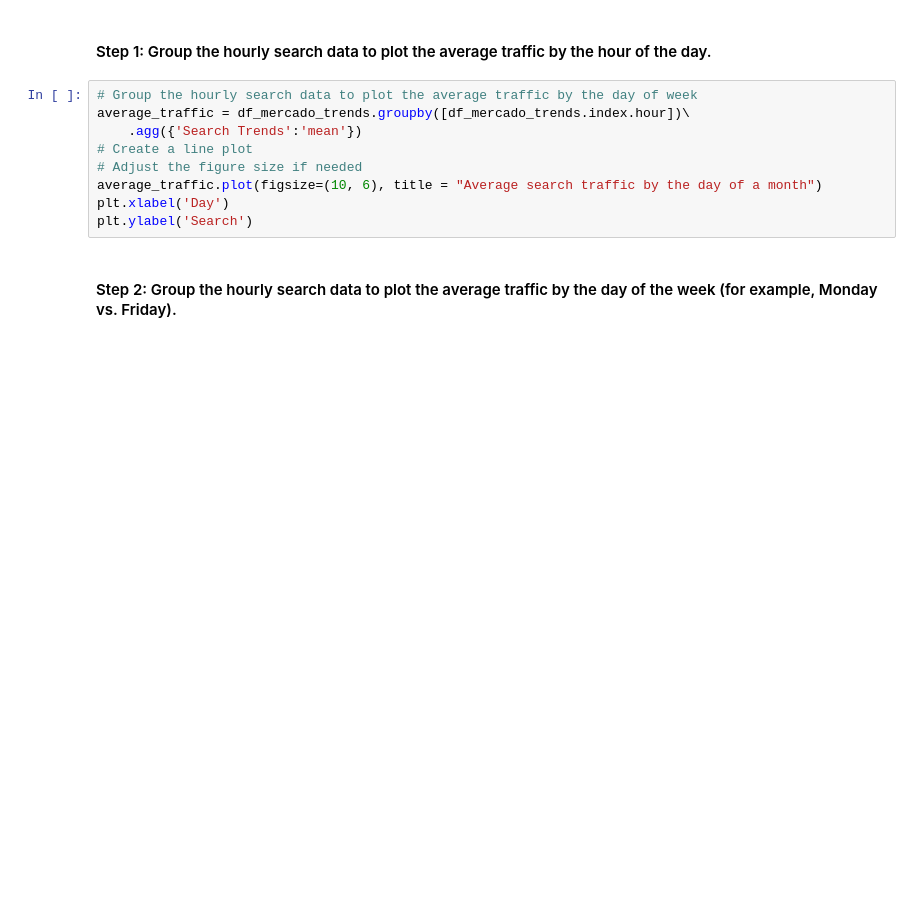
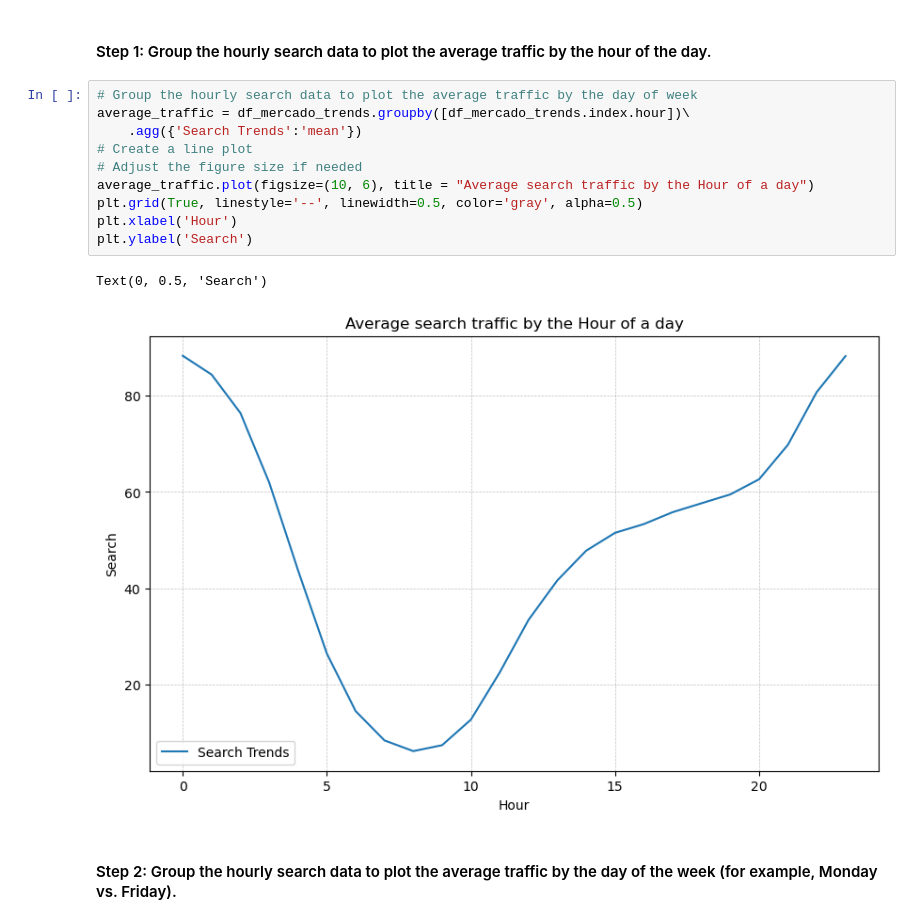
Before and after one commit to kidushaftom/prophet-challenge, a Jupyter notebook: forecasting_net_prophet.ipynb, the cells around one changed output. Drawn from its saved outputs; the diff is of its cells as text; blank space fills up the shorter version.

```diff
--- a/forecasting_net_prophet.ipynb
+++ b/forecasting_net_prophet.ipynb
@@ -120,12 +154,16 @@ To that end, you want to mine the search traffic data for predictable seasonal p
 # %%
 # Group the hourly search data to plot the average traffic by the day of week
 average_traffic = df_mercado_trends.groupby([df_mercado_trends.index.hour])\
     .agg({'Search Trends':'mean'})
 # Create a line plot
 # Adjust the figure size if needed
-average_traffic.plot(figsize=(10, 6), title = "Average search traffic by the day of a month")
-plt.xlabel('Day')
+average_traffic.plot(figsize=(10, 6), title = "Average search traffic by the Hour of a day")
+plt.grid(True, linestyle='--', linewidth=0.5, color='gray', alpha=0.5)
+plt.xlabel('Hour')
 plt.ylabel('Search')
+# %% [output]
+Text(0, 0.5, 'Search')
+[figure, added]
 # %% [markdown]
 #### Step 2: Group the hourly search data to plot the average traffic by the day of the week (for example, Monday vs. Friday).
 # %%
```
Also changed, not shown: parts of 36 cells of this notebook.
